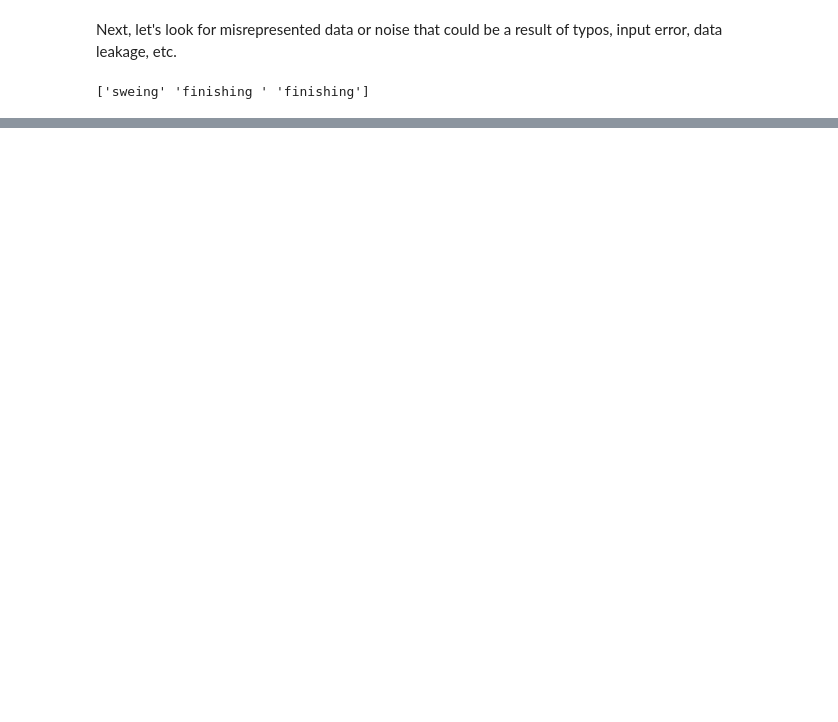
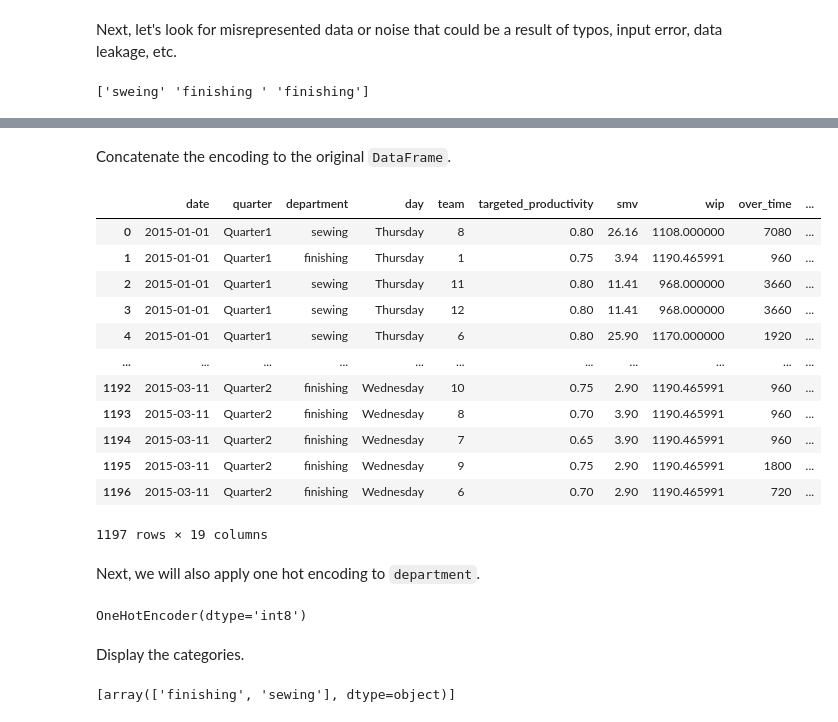
Before and after one commit to JarrettTo/STINTSY, a Jupyter notebook: Untitled.ipynb, the cells around one changed output, grey strips where cells are left out. Saved outputs shown, nothing was run; the diff lists cells and outputs as text; code cells hidden in the pictures; blank space fills up the shorter version.

```diff
--- a/Untitled.ipynb
+++ b/Untitled.ipynb
@@ -144,0 +235,2 @@ Now looking at normalization.
+# %%
+one_hot_encoder_ot.fit(df['over_time_category'].values.reshape(-1, 1))
@@ -144,0 +252,3 @@ Now looking at normalization.
+# %%
+encoding = one_hot_encoder_ot.transform(df['over_time_category'].values.reshape(-1, 1)).toarray()
+encoding
@@ -144,0 +263,3 @@ Now looking at normalization.
+# %%
+ot_df = pd.DataFrame(encoding, columns=[x for x in one_hot_encoder_ot.categories_])
+ot_df
@@ -144,0 +280,26 @@ Now looking at normalization.
+# %% [markdown]
+Concatenate the encoding to the original `DataFrame`.
+# %%
+df = pd.concat([df, ot_df], axis=1)
+# %%
+df.rename(columns={('no_overtime',): 'no_overtime',
+                   ('low_overtime',): 'low_overtime',
+                   ('high_overtime',): 'high_overtime'}, inplace=True)
+
+df
+# %% [output]
+|  | date | quarter | department | day | team | targeted_productivity | smv | wip | over_time | ... |
+| 0 | 2015-01-01 | Quarter1 | sewing | Thursday | 8 | 0.80 | 26.16 | 1108.000000 | 7080 | ... |
+| 1 | 2015-01-01 | Quarter1 | finishing | Thursday | 1 | 0.75 | 3.94 | 1190.465991 | 960 | ... |
+| 2 | 2015-01-01 | Quarter1 | sewing | Thursday | 11 | 0.80 | 11.41 | 968.000000 | 3660 | ... |
+| 3 | 2015-01-01 | Quarter1 | sewing | Thursday | 12 | 0.80 | 11.41 | 968.000000 | 3660 | ... |
+| 4 | 2015-01-01 | Quarter1 | sewing | Thursday | 6 | 0.80 | 25.90 | 1170.000000 | 1920 | ... |
+| ... | ... | ... | ... | ... | ... | ... | ... | ... | ... | ... |
+| 1192 | 2015-03-11 | Quarter2 | finishing | Wednesday | 10 | 0.75 | 2.90 | 1190.465991 | 960 | ... |
+| 1193 | 2015-03-11 | Quarter2 | finishing | Wednesday | 8 | 0.70 | 3.90 | 1190.465991 | 960 | ... |
+| 1194 | 2015-03-11 | Quarter2 | finishing | Wednesday | 7 | 0.65 | 3.90 | 1190.465991 | 960 | ... |
+| 1195 | 2015-03-11 | Quarter2 | finishing | Wednesday | 9 | 0.75 | 2.90 | 1190.465991 | 1800 | ... |
+| 1196 | 2015-03-11 | Quarter2 | finishing | Wednesday | 6 | 0.70 | 2.90 | 1190.465991 | 720 | ... |
+1197 rows × 19 columns
+# %% [markdown]
+Next, we will also apply one hot encoding to `department`.
@@ -144,0 +308,10 @@ Now looking at normalization.
+# %%
+one_hot_encoder_dep.fit(df['department'].values.reshape(-1, 1))
+# %% [output]
+OneHotEncoder(dtype='int8')
+# %% [markdown]
+Display the categories.
+# %%
+one_hot_encoder_dep.categories_
+# %% [output]
+[array(['finishing', 'sewing'], dtype=object)]
```
Also changed, not shown: parts of 67 cells of this notebook.
